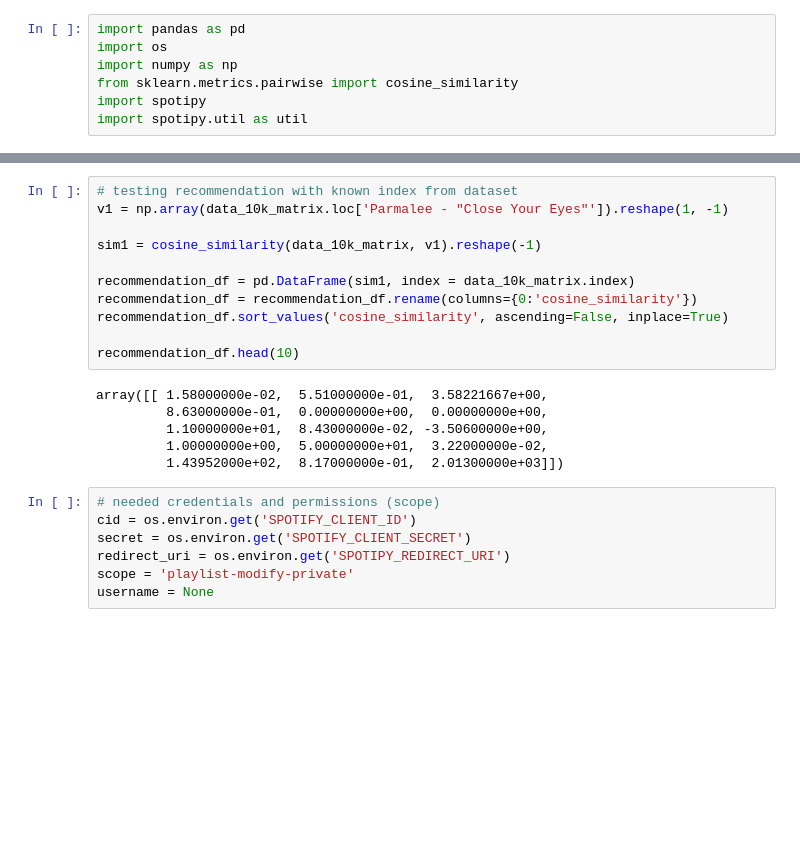
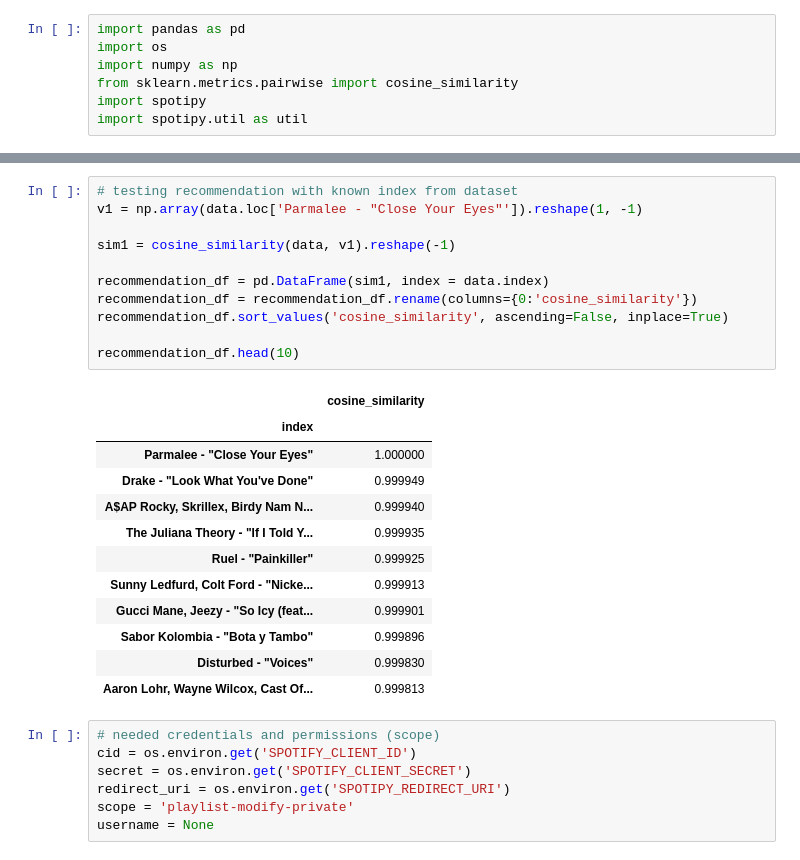
Before and after one commit to federicoeramirez/jars, a Jupyter notebook: notebooks/fede_10k_test.ipynb, the cells around one changed output, grey strips where cells are left out. Saved outputs shown, nothing was run; the diff lists cells and outputs as text; blank space fills up the shorter version.

```diff
--- a/notebooks/fede_10k_test.ipynb
+++ b/notebooks/fede_10k_test.ipynb
@@ -52,20 +45,27 @@ data_10k_matrix.head()
 # %%
 # testing recommendation with known index from dataset
-v1 = np.array(data_10k_matrix.loc['Parmalee - "Close Your Eyes"']).reshape(1, -1)
+v1 = np.array(data.loc['Parmalee - "Close Your Eyes"']).reshape(1, -1)
 
-sim1 = cosine_similarity(data_10k_matrix, v1).reshape(-1)
+sim1 = cosine_similarity(data, v1).reshape(-1)
 
-recommendation_df = pd.DataFrame(sim1, index = data_10k_matrix.index)
+recommendation_df = pd.DataFrame(sim1, index = data.index)
 recommendation_df = recommendation_df.rename(columns={0:'cosine_similarity'})
 recommendation_df.sort_values('cosine_similarity', ascending=False, inplace=True)
 
 recommendation_df.head(10)
 # %% [output]
-array([[ 1.58000000e-02,  5.51000000e-01,  3.58221667e+00,
-         8.63000000e-01,  0.00000000e+00,  0.00000000e+00,
-         1.10000000e+01,  8.43000000e-02, -3.50600000e+00,
-         1.00000000e+00,  5.00000000e+01,  3.22000000e-02,
-         1.43952000e+02,  8.17000000e-01,  2.01300000e+03]])
+|  | cosine_similarity |
+| index |  |
+| Parmalee - "Close Your Eyes" | 1.000000 |
+| Drake - "Look What You've Done" | 0.999949 |
+| A$AP Rocky, Skrillex, Birdy Nam N... | 0.999940 |
+| The Juliana Theory - "If I Told Y... | 0.999935 |
+| Ruel - "Painkiller" | 0.999925 |
+| Sunny Ledfurd, Colt Ford - "Nicke... | 0.999913 |
+| Gucci Mane, Jeezy - "So Icy (feat... | 0.999901 |
+| Sabor Kolombia - "Bota y Tambo" | 0.999896 |
+| Disturbed - "Voices" | 0.999830 |
+| Aaron Lohr, Wayne Wilcox, Cast Of... | 0.999813 |
 # %%
 # needed credentials and permissions (scope)
 cid = os.environ.get('SPOTIFY_CLIENT_ID')
```
Also changed, not shown: parts of 11 cells of this notebook, 5 other files.
